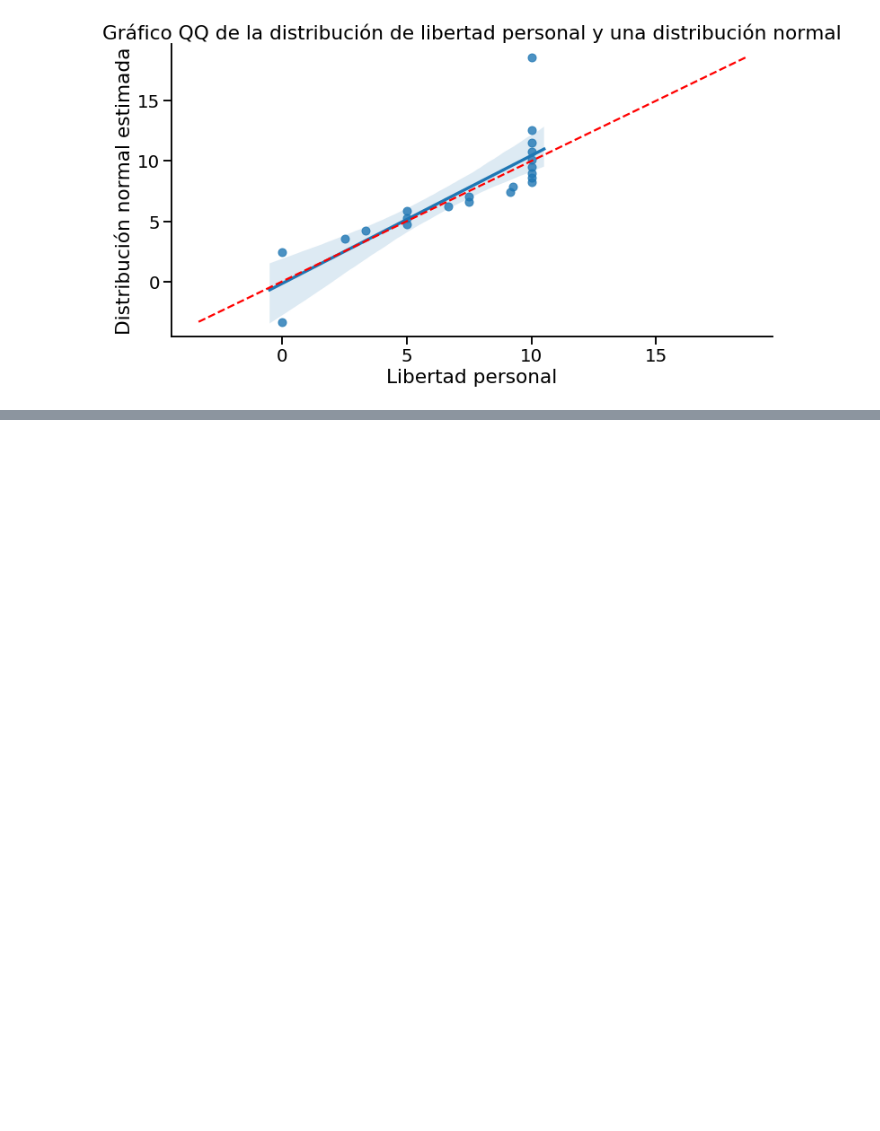
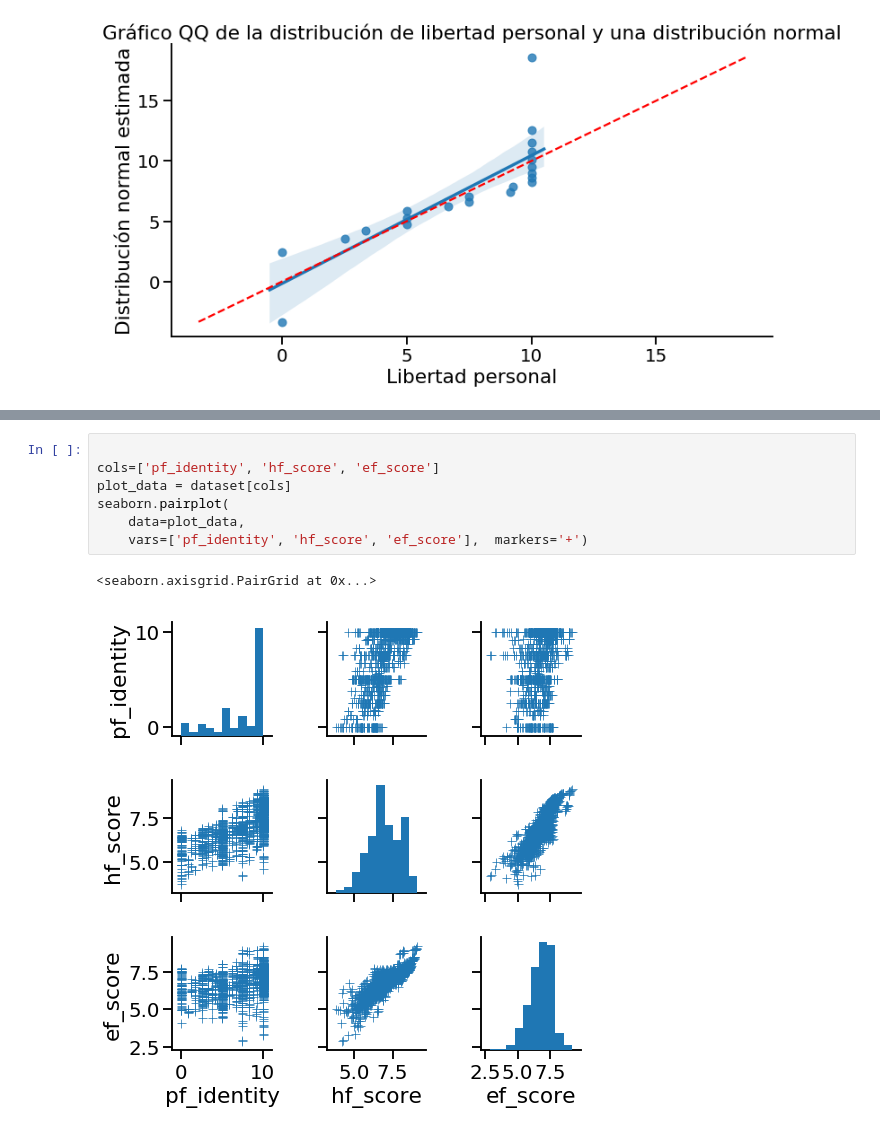
Before and after one commit to leoeugelaura/AnalisisyVisualizacion, a Jupyter notebook: ayv_tp01_humanfreedom.ipynb, the cells around one changed output, grey strips where cells are left out. Saved outputs shown, nothing was run; the diff lists cells and outputs as text; blank space fills up the shorter version.

```diff
--- a/ayv_tp01_humanfreedom.ipynb
+++ b/ayv_tp01_humanfreedom.ipynb
@@ -530,0 +590,10 @@ seaborn.despine()
+# %%
+
+cols=['pf_identity', 'hf_score', 'ef_score']
+plot_data = dataset[cols]
+seaborn.pairplot(
+    data=plot_data,
+    vars=['pf_identity', 'hf_score', 'ef_score'],  markers='+')
+# %% [output]
+<seaborn.axisgrid.PairGrid at 0x...>
+[figure, added]
```
Also changed, not shown: parts of 24 cells of this notebook.
